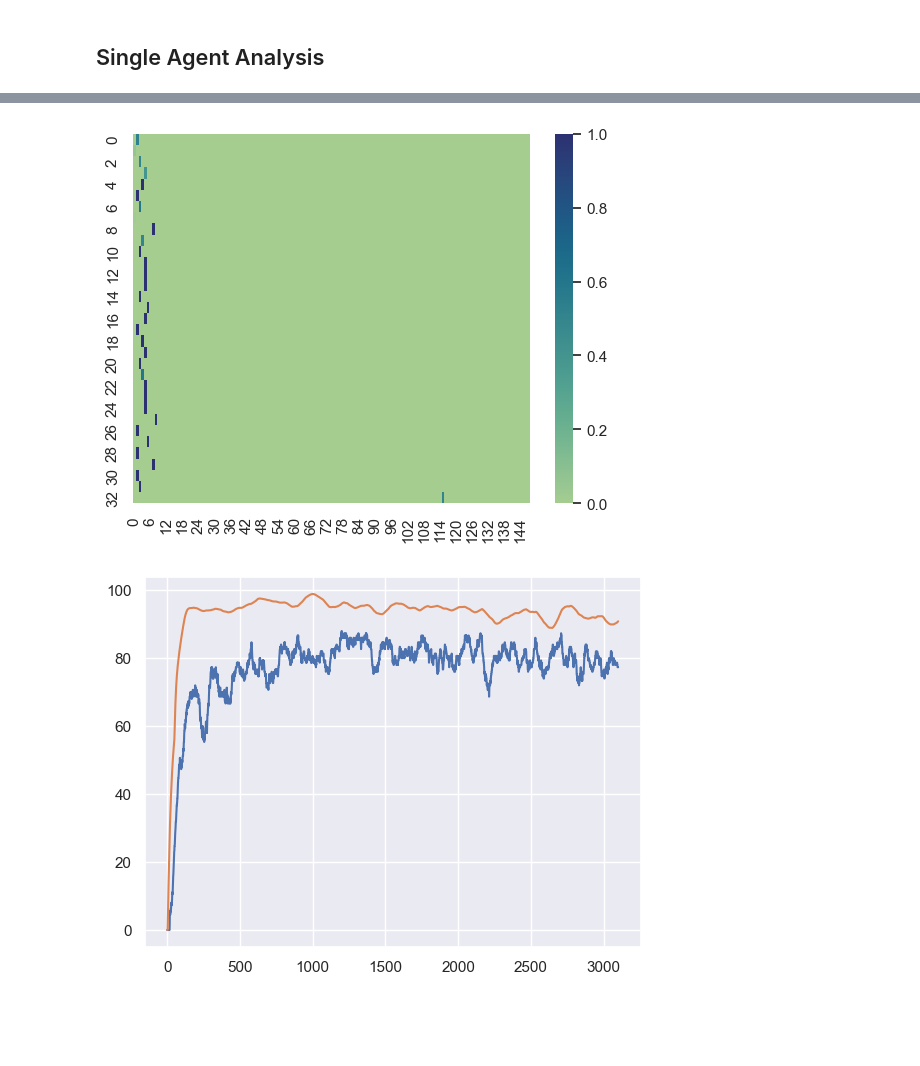
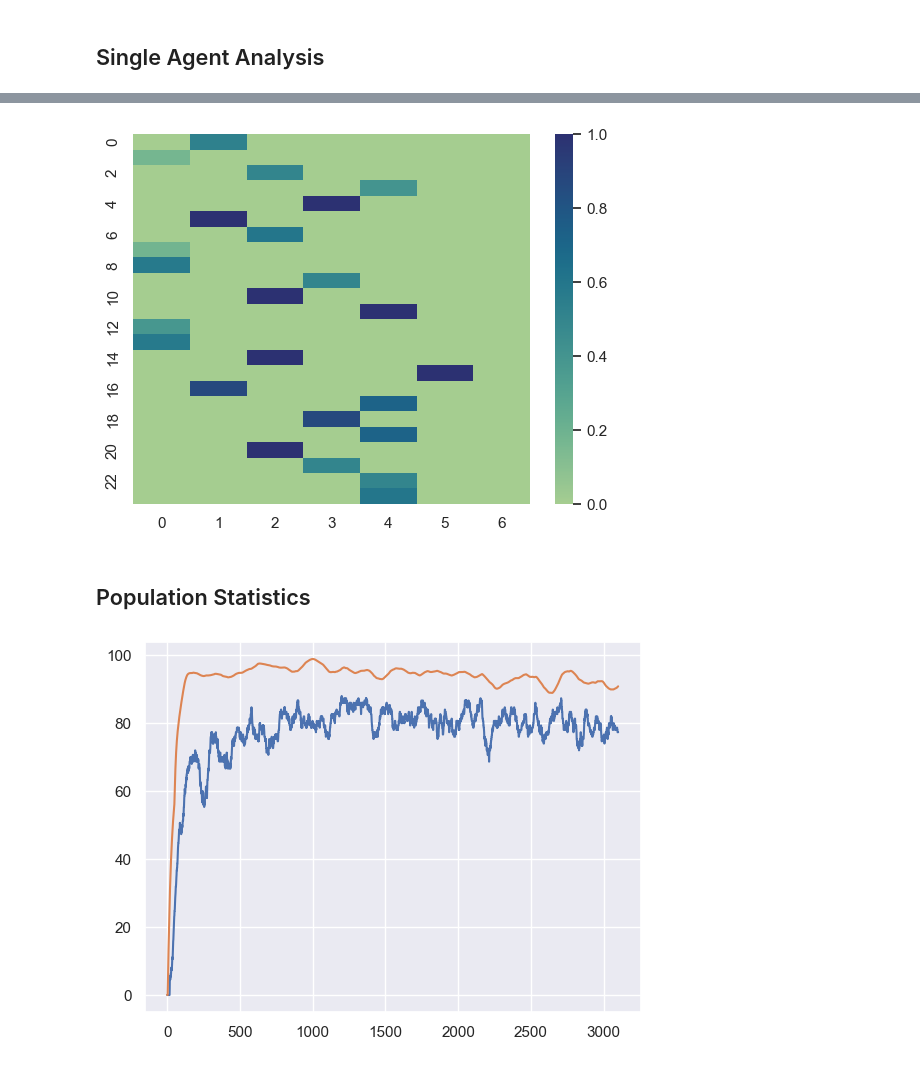
Before and after one commit to juszjusz/coordinating-quantifiers, a Jupyter notebook: v2/workbook.ipynb, the cells around one changed output, grey strips where cells are left out. Drawn from its saved outputs; the diff is of its cells as text; code cells hidden in the pictures; blank space fills up the shorter version.

Commit message:
recreate Agent from updates

```diff
--- a/v2/workbook.ipynb
+++ b/v2/workbook.ipynb
@@ -42,7 +42,7 @@ agg_cs1 = []
 agg_ds = []
 calculator = {'numeric': NumericCalculator.load_from_file(),
                   'quotient': QuotientCalculator.load_from_file()}[params.stimulus]
-population, states_sequences, states_edges_cnts, states_cnts = run_simulation(params, r.shuffle_list_random_function(), r.flip_a_coin_random_function(), r.pick_element_random_function())
+population, states_sequences, states_edges_cnts, states_cnts = run_simulation(calculator, params, r.shuffle_list_random_function(), r.flip_a_coin_random_function(), r.pick_element_random_function())
 
 windowed_communicative_success1 = np.array([avg_series(a.get_communicative_success1()) for a in population])*100
 windowed_communicative_success2 = [avg_series(a.get_communicative_success2()) for a in population]
@@ -95,10 +75,15 @@ NewAgent.to_dict(agent)
 # %%
-agent_dict = NewAgent.to_dict(population[0])
+agent = population[0]
+recreated_agent = NewAgent.recreate_from_history(agent_id=agent.agent_id, calculator=calculator, game_params=params, updates_history=agent.updates_history,
+                                                 step=300)
+agent_dict = NewAgent.to_dict(recreated_agent)
 lxc = np.array(agent_dict['lxc'])
 
 sns.set()
 ax = sns.heatmap(lxc, vmin=0, vmax=1, cmap="crest")
 plt.show()
 # %% [output]
-[figure, old version]
+[figure, new version]
+# %% [markdown]
+## Population Statistics
 # %%
```
Also changed, not shown: parts of 5 cells of this notebook, 4 other files.
